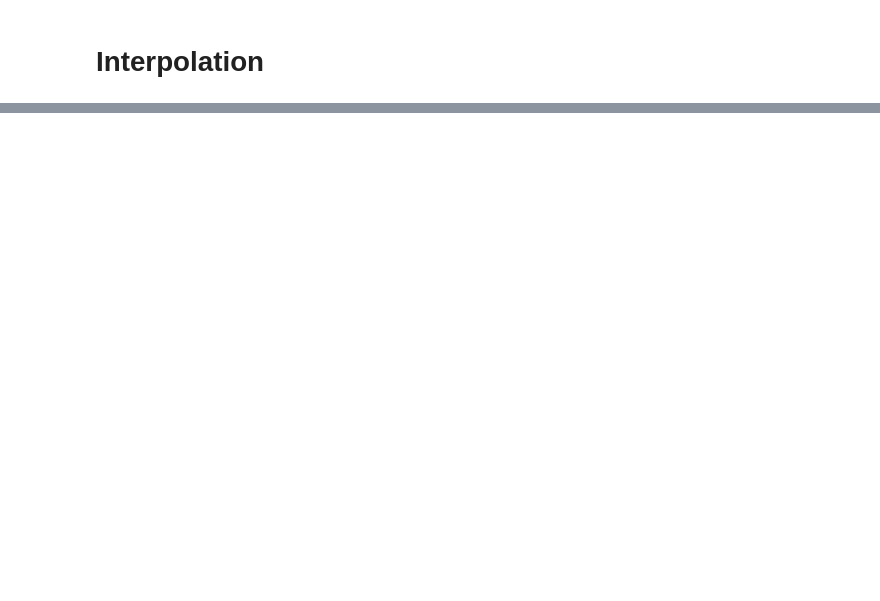
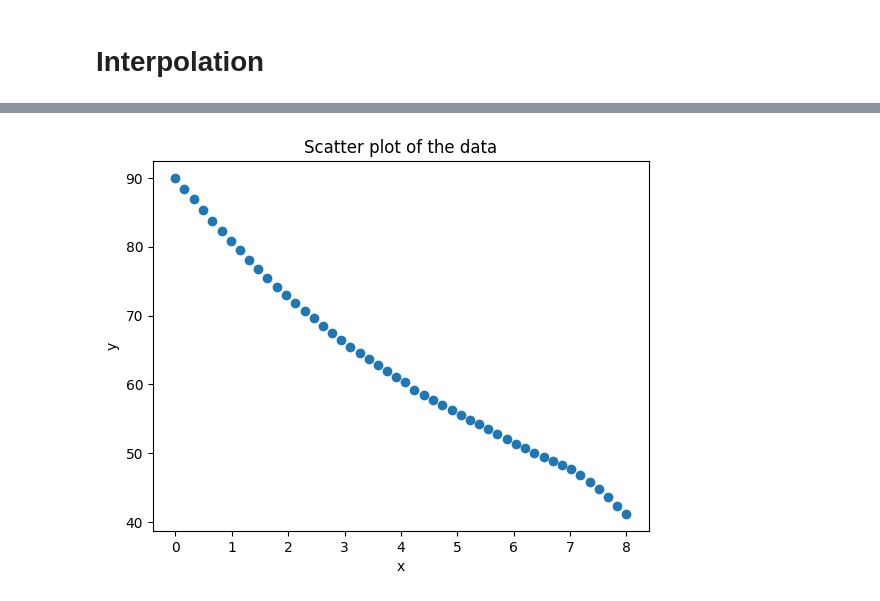
Before and after one commit to ODARI-CHARLES1/mathCompendium, a Jupyter notebook: NumericalMethods/Interpolation/Interpolation2.ipynb, the cells around one changed output, grey strips where cells are left out. Cells and saved outputs as stored; diff of their text form; code cells hidden in the pictures; blank space fills up the shorter version.

```diff
--- a/NumericalMethods/Interpolation/Interpolation2.ipynb
+++ b/NumericalMethods/Interpolation/Interpolation2.ipynb
@@ -37,0 +82,4 @@ pchip = PchipInterpolator
+# %%
+scatter_plot(t2,T2)
+# %% [output]
+[figure, added]
```
Also changed, not shown: parts of 8 cells of this notebook.
